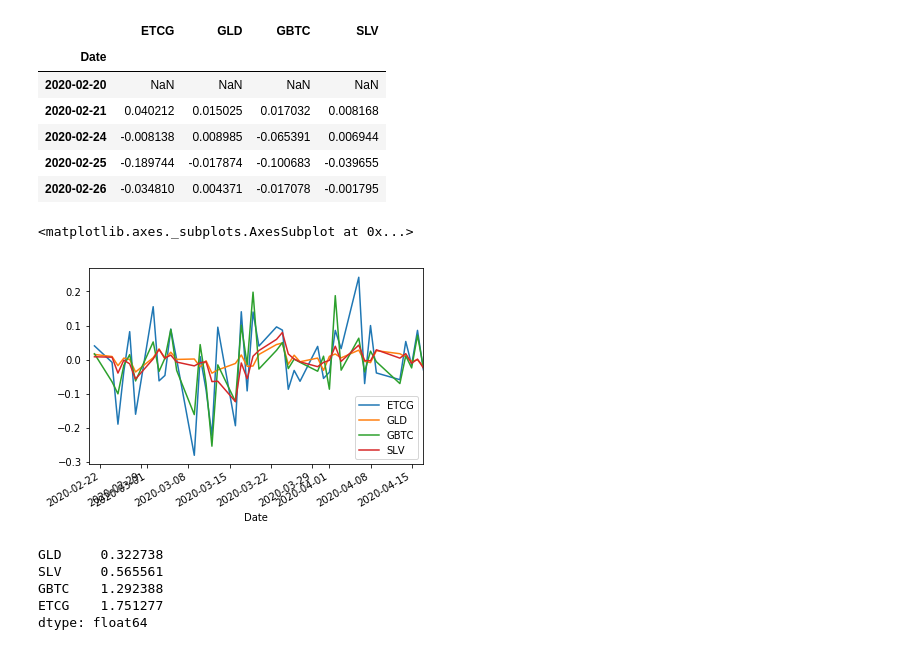
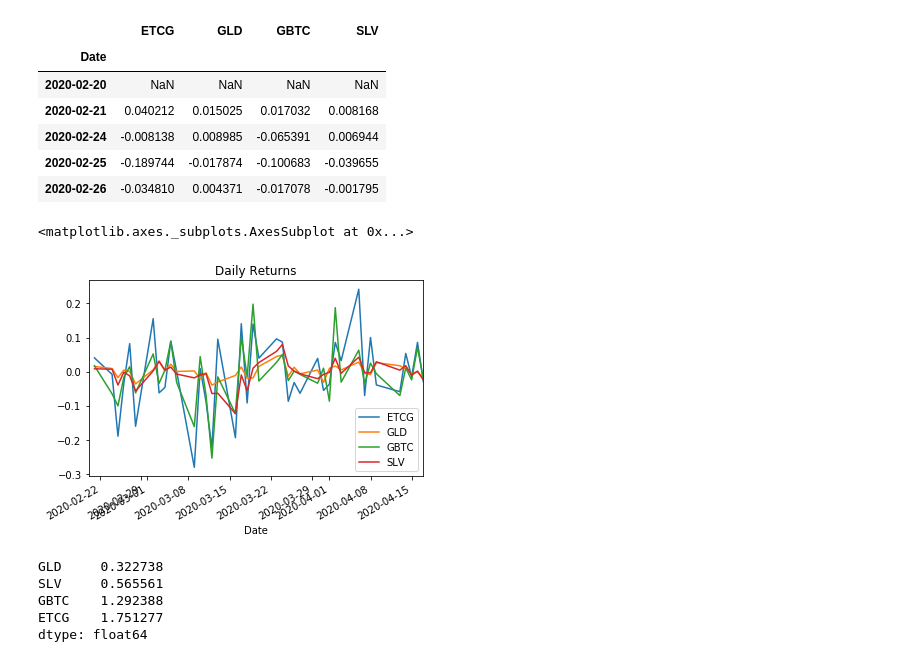
Before and after one commit to VandyFinTech2020/Coming-Back-from-COVID-19-A-Short-Term-Portfolio-Plan, a Jupyter notebook: 08-Project1/MonteCarlo/Analysis/Monte Carlo Analysis Recent.ipynb, the cells around one changed output. Saved outputs shown, nothing was run; the diff lists cells and outputs as text; code cells hidden in the pictures.

```diff
--- a/08-Project1/MonteCarlo/Analysis/Monte Carlo Analysis Recent.ipynb
+++ b/08-Project1/MonteCarlo/Analysis/Monte Carlo Analysis Recent.ipynb
@@ -75,10 +75,10 @@ daily_returns.head()
 | 2020-02-25 | -0.189744 | -0.017874 | -0.100683 | -0.039655 |
 | 2020-02-26 | -0.034810 | 0.004371 | -0.017078 | -0.001795 |
 # %%
-daily_returns.plot()
+daily_returns.plot(title = "Daily Returns")
 # %% [output]
 <matplotlib.axes._subplots.AxesSubplot at 0x...>
-[figure, old version]
+[figure, new version]
 # %%
 # Use the `std` function and multiply by the square root of the number of trading days in a year to get annualized volatility
 volatility = daily_returns.std() * np.sqrt(252)
```
Also changed, not shown: parts of 23 cells of this notebook, 23 other files.
